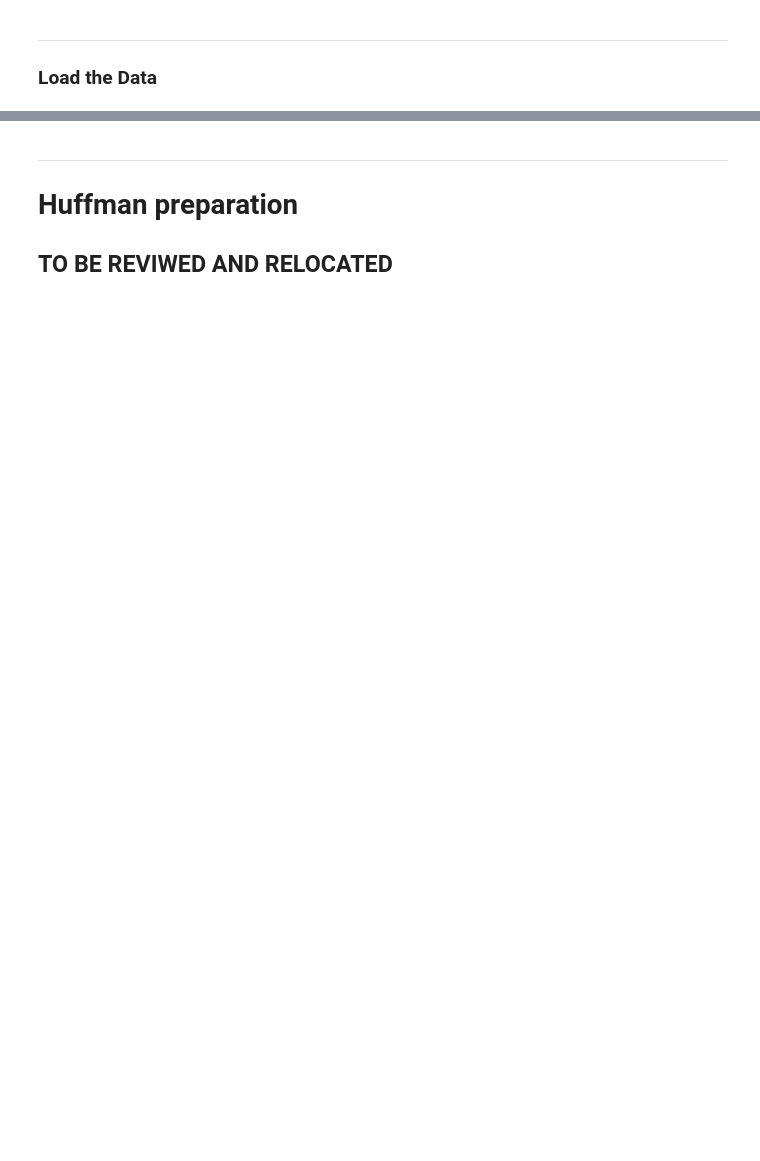
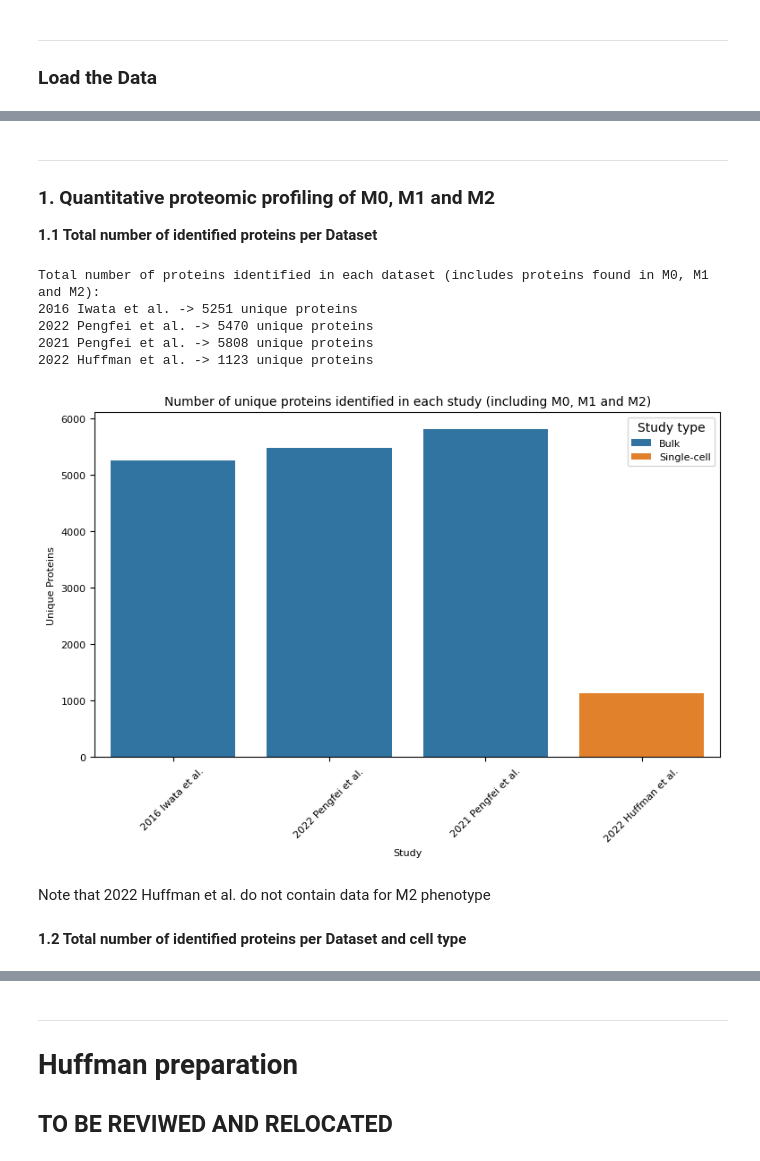
Before and after one commit to powwowath/pyMSpro, a Jupyter notebook: 00_workflow_META-ANALYSIS.ipynb, the cells around one changed output, grey strips where cells are left out. Drawn from its saved outputs; the diff is of its cells as text; code cells hidden in the pictures; blank space fills up the shorter version.

```diff
--- a/00_workflow_META-ANALYSIS.ipynb
+++ b/00_workflow_META-ANALYSIS.ipynb
@@ -389,0 +409,32 @@ df_2021_pengfei = df_2021_pengfei[df_2021_pengfei["# PSMs"] >= 5]
+# %% [markdown]
+---
+### 1. Quantitative proteomic profiling of M0, M1 and M2
+
+**1.1 Total number of identified proteins per Dataset**
+# %%
+df_studies = pd.DataFrame({
+    "Study": ["2016 Iwata et al.", "2022 Pengfei et al.", "2021 Pengfei et al.", "2022 Huffman et al."],
+    "Unique Proteins": [len(df_2016_iwata.index.unique()), len(df_2022_pengfei.index.unique()), len(df_2021_pengfei.index.unique()), len(df_huffman.index.unique())],
+    "Study type": ["Bulk", "Bulk", "Bulk", "Single-cell"]
+})
+
+print("Total number of proteins identified in each dataset (includes proteins found in M0, M1 and M2):")
+for i in range(len(df_studies)):
+    print(df_studies["Study"][i], "->", df_studies["Unique Proteins"][i], "unique proteins")
+
+plt.figure(figsize=(9, 5))
+sns.barplot(data=df_studies, x="Study", y="Unique Proteins", hue="Study type")
+plt.xticks(rotation=45)
+plt.title("Number of unique proteins identified in each study (including M0, M1 and M2)")
+plt.show()
+# %% [output]
+Total number of proteins identified in each dataset (includes proteins found in M0, M1 and M2):
+2016 Iwata et al. -> 5251 unique proteins
+2022 Pengfei et al. -> 5470 unique proteins
+2021 Pengfei et al. -> 5808 unique proteins
+2022 Huffman et al. -> 1123 unique proteins
+[figure, added]
+# %% [markdown]
+Note that 2022 Huffman et al. do not contain data for M2 phenotype
+# %% [markdown]
+**1.2 Total number of identified proteins per Dataset and cell type**
```
Also changed, not shown: parts of 70 cells of this notebook.
